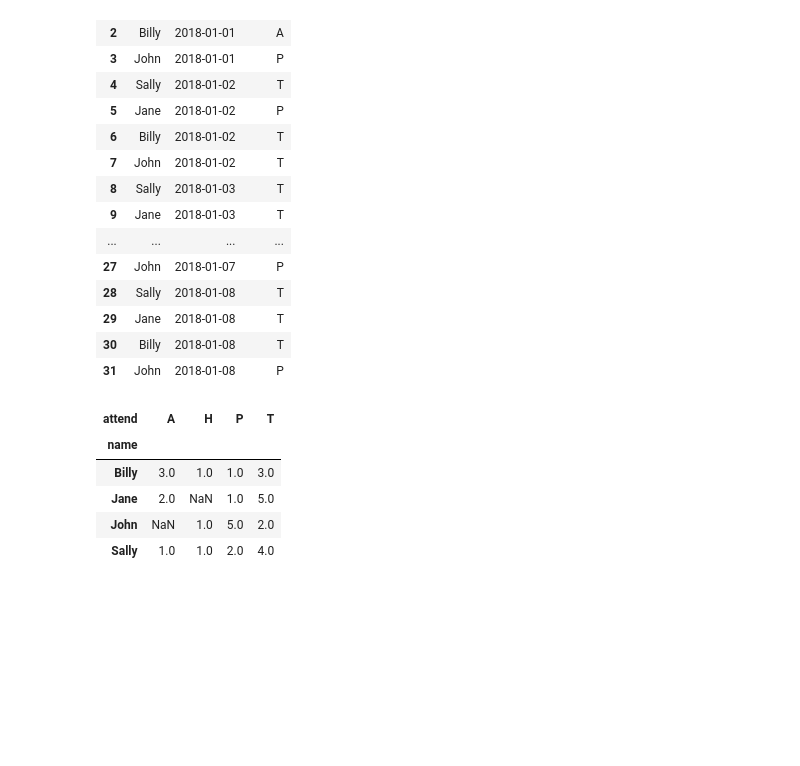
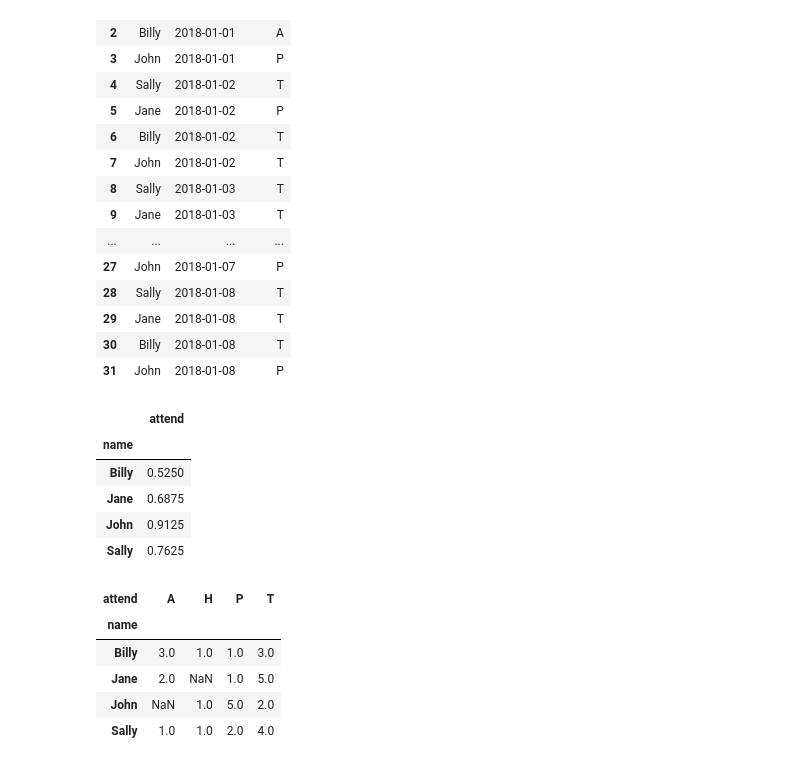
Before and after one commit to morgancross2/classification-exercises, a Jupyter notebook: tidy_data.ipynb, the cells around one changed output. Cells and saved outputs as stored; diff of their text form; code cells hidden in the pictures; blank space fills up the shorter version.

```diff
--- a/tidy_data.ipynb
+++ b/tidy_data.ipynb
@@ -53,6 +45,18 @@ attendance
 | 29 | Jane | 2018-01-08 | T |
 | 30 | Billy | 2018-01-08 | T |
 | 31 | John | 2018-01-08 | P |
+# %%
+#another way
+at2 = attendance
+at2.attend = at2.attend.map({'P':1, 'H':.5, 'A':0, 'T':.9})
+at2.groupby('name').mean()
+# %% [output]
+|  | attend |
+| name |  |
+| Billy | 0.5250 |
+| Jane | 0.6875 |
+| John | 0.9125 |
+| Sally | 0.7625 |
 # %%
 attendance = attendance.pivot_table(index='name',
                       columns='attend',
```
Also changed, not shown: parts of 8 cells of this notebook.
